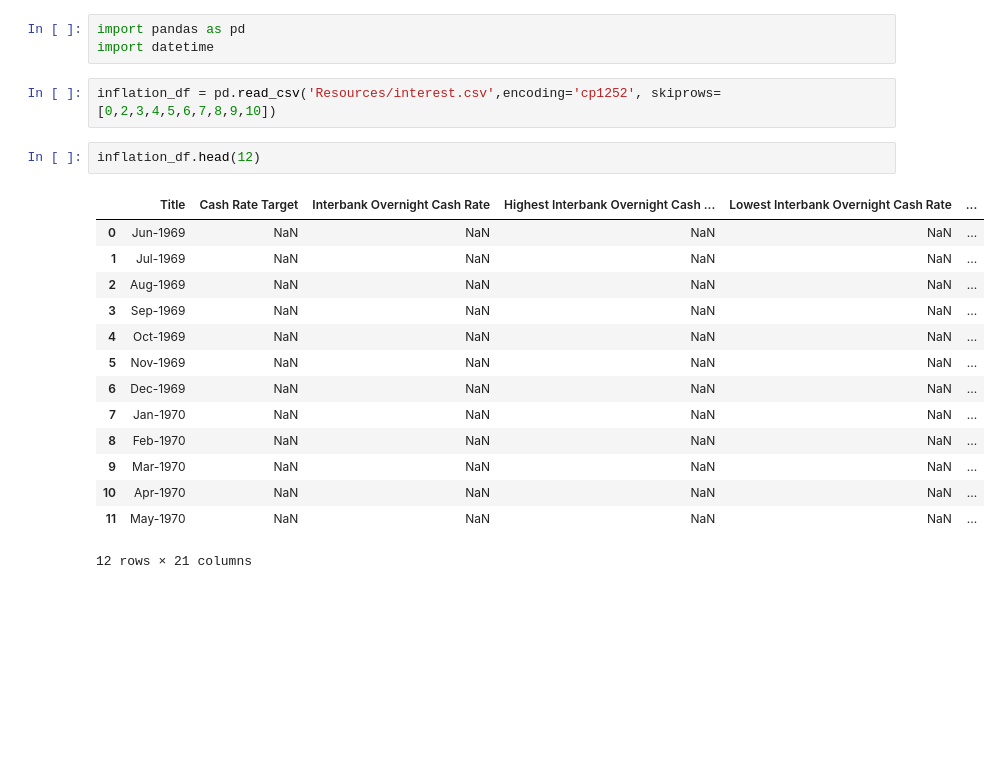
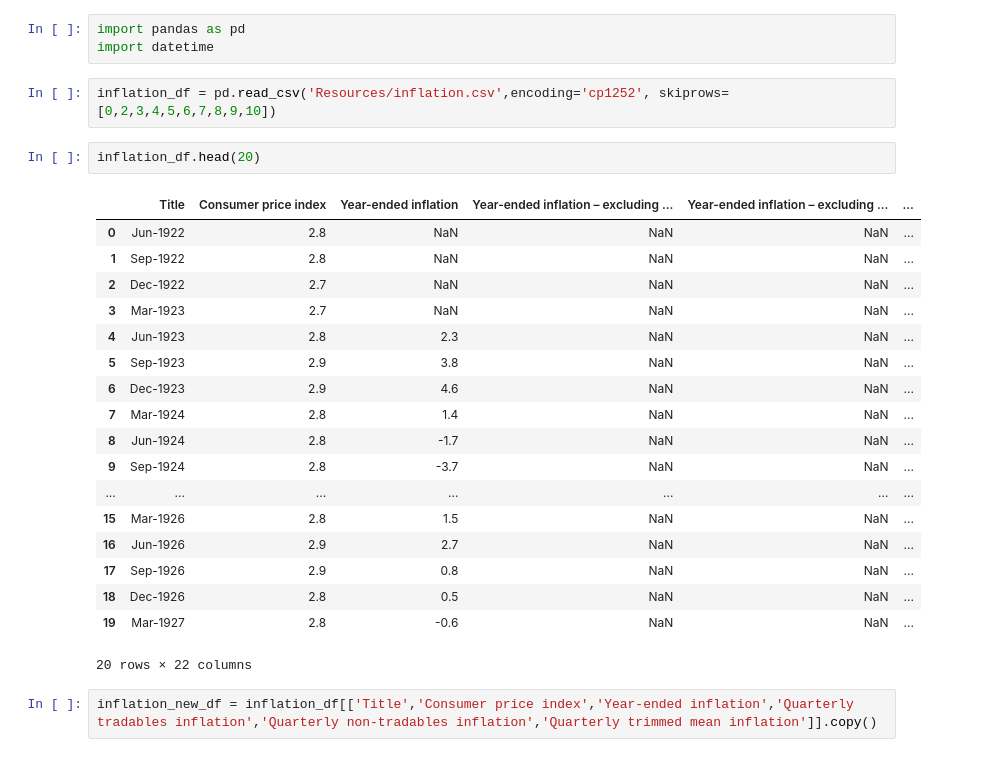
Before and after one commit to panlovelyda/Project---Two, a Jupyter notebook: inflation.ipynb, the cells around one changed output. Drawn from its saved outputs; the diff is of its cells as text; blank space fills up the shorter version.

```diff
--- a/inflation.ipynb
+++ b/inflation.ipynb
@@ -2,21 +2,27 @@
 import pandas as pd
 import datetime
 # %%
-inflation_df = pd.read_csv('Resources/interest.csv',encoding='cp1252', skiprows=[0,2,3,4,5,6,7,8,9,10])
+inflation_df = pd.read_csv('Resources/inflation.csv',encoding='cp1252', skiprows=[0,2,3,4,5,6,7,8,9,10])
 # %%
-inflation_df.head(12)
+inflation_df.head(20)
 # %% [output]
-|  | Title | Cash Rate Target | Interbank Overnight Cash Rate | Highest Interbank Overnight Cash ... | Lowest Interbank Overnight Cash Rate | ... |
-| 0 | Jun-1969 | NaN | NaN | NaN | NaN | ... |
-| 1 | Jul-1969 | NaN | NaN | NaN | NaN | ... |
-| 2 | Aug-1969 | NaN | NaN | NaN | NaN | ... |
-| 3 | Sep-1969 | NaN | NaN | NaN | NaN | ... |
-| 4 | Oct-1969 | NaN | NaN | NaN | NaN | ... |
-| 5 | Nov-1969 | NaN | NaN | NaN | NaN | ... |
-| 6 | Dec-1969 | NaN | NaN | NaN | NaN | ... |
-| 7 | Jan-1970 | NaN | NaN | NaN | NaN | ... |
-| 8 | Feb-1970 | NaN | NaN | NaN | NaN | ... |
-| 9 | Mar-1970 | NaN | NaN | NaN | NaN | ... |
-| 10 | Apr-1970 | NaN | NaN | NaN | NaN | ... |
-| 11 | May-1970 | NaN | NaN | NaN | NaN | ... |
+|  | Title | Consumer price index | Year-ended inflation | Year-ended inflation – excluding ... | Year-ended inflation – excluding ... | ... |
+| 0 | Jun-1922 | 2.8 | NaN | NaN | NaN | ... |
+| 1 | Sep-1922 | 2.8 | NaN | NaN | NaN | ... |
+| 2 | Dec-1922 | 2.7 | NaN | NaN | NaN | ... |
+| 3 | Mar-1923 | 2.7 | NaN | NaN | NaN | ... |
+| 4 | Jun-1923 | 2.8 | 2.3 | NaN | NaN | ... |
+| 5 | Sep-1923 | 2.9 | 3.8 | NaN | NaN | ... |
+| 6 | Dec-1923 | 2.9 | 4.6 | NaN | NaN | ... |
+| 7 | Mar-1924 | 2.8 | 1.4 | NaN | NaN | ... |
+| 8 | Jun-1924 | 2.8 | -1.7 | NaN | NaN | ... |
+| 9 | Sep-1924 | 2.8 | -3.7 | NaN | NaN | ... |
+| ... | ... | ... | ... | ... | ... | ... |
+| 15 | Mar-1926 | 2.8 | 1.5 | NaN | NaN | ... |
+| 16 | Jun-1926 | 2.9 | 2.7 | NaN | NaN | ... |
+| 17 | Sep-1926 | 2.9 | 0.8 | NaN | NaN | ... |
+| 18 | Dec-1926 | 2.8 | 0.5 | NaN | NaN | ... |
+| 19 | Mar-1927 | 2.8 | -0.6 | NaN | NaN | ... |
-12 rows × 21 columns
+20 rows × 22 columns
+# %%
+inflation_new_df = inflation_df[['Title','Consumer price index','Year-ended inflation','Quarterly tradables inflation','Quarterly non-tradables inflation','Quarterly trimmed mean inflation']].copy()
```
Also changed, not shown: parts of 6 cells of this notebook.
